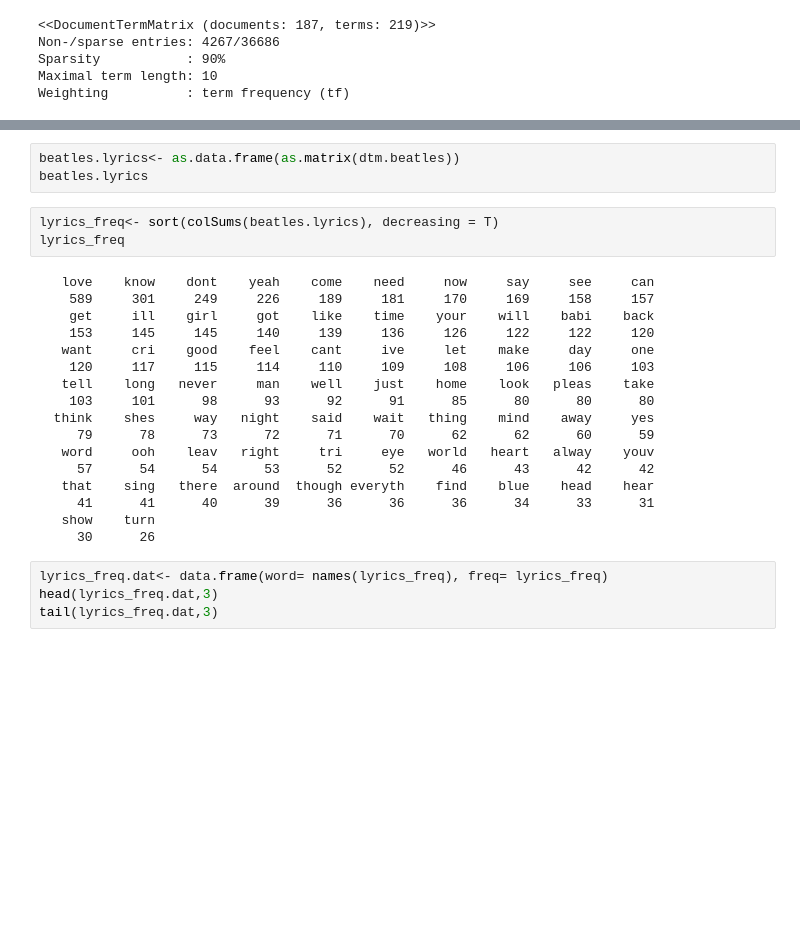
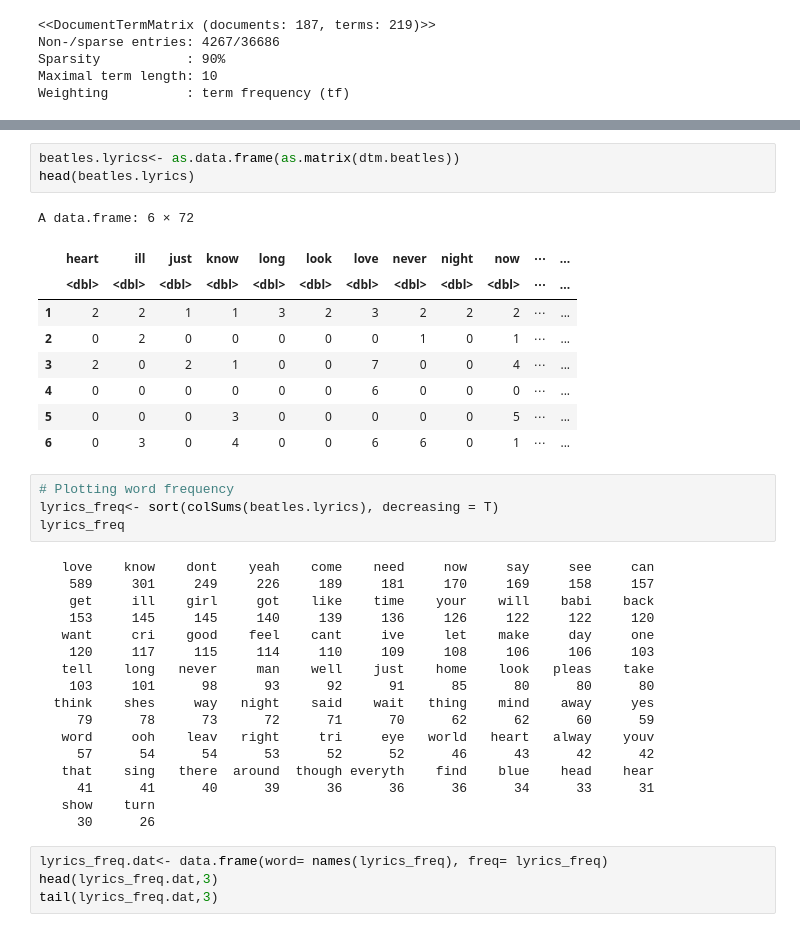
Before and after one commit to cann-emma/PSYC-5710-Text-Mining-and-ML, a Jupyter notebook: TextMining.ipynb, the cells around one changed output, grey strips where cells are left out. Cells and saved outputs as stored; diff of their text form; blank space fills up the shorter version.

```diff
--- a/TextMining.ipynb
+++ b/TextMining.ipynb
@@ -98,7 +125,18 @@ dtm.df
 # %%
 beatles.lyrics<- as.data.frame(as.matrix(dtm.beatles))
-beatles.lyrics
+head(beatles.lyrics)
+# %% [output]
+A data.frame: 6 × 72
+|  | heart | ill | just | know | long | look | love | never | night | now | ⋯ | ... |
+|  | <dbl> | <dbl> | <dbl> | <dbl> | <dbl> | <dbl> | <dbl> | <dbl> | <dbl> | <dbl> | ⋯ | ... |
+| 1 | 2 | 2 | 1 | 1 | 3 | 2 | 3 | 2 | 2 | 2 | ⋯ | ... |
+| 2 | 0 | 2 | 0 | 0 | 0 | 0 | 0 | 1 | 0 | 1 | ⋯ | ... |
+| 3 | 2 | 0 | 2 | 1 | 0 | 0 | 7 | 0 | 0 | 4 | ⋯ | ... |
+| 4 | 0 | 0 | 0 | 0 | 0 | 0 | 6 | 0 | 0 | 0 | ⋯ | ... |
+| 5 | 0 | 0 | 0 | 3 | 0 | 0 | 0 | 0 | 0 | 5 | ⋯ | ... |
+| 6 | 0 | 3 | 0 | 4 | 0 | 0 | 6 | 6 | 0 | 1 | ⋯ | ... |
 # %%
+# Plotting word frequency
 lyrics_freq<- sort(colSums(beatles.lyrics), decreasing = T)
 lyrics_freq
 # %% [output]
```
Also changed, not shown: parts of 10 cells of this notebook.
